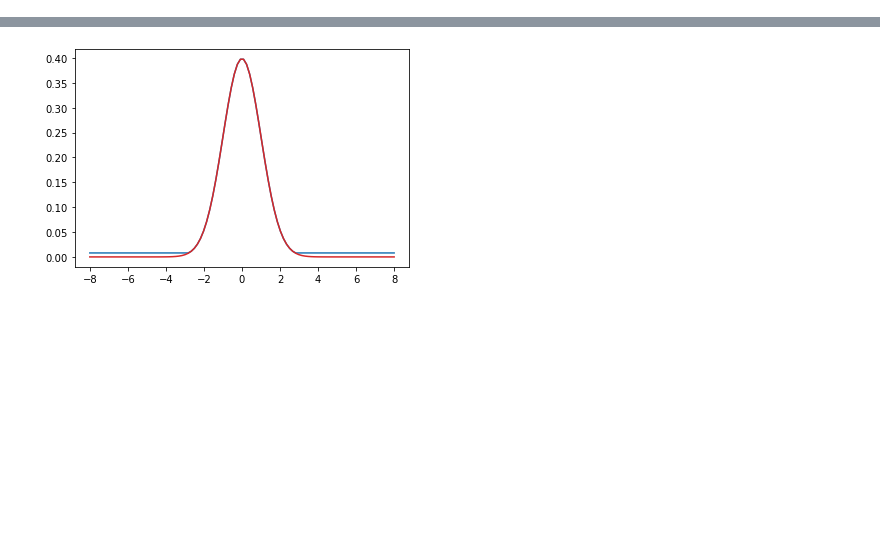
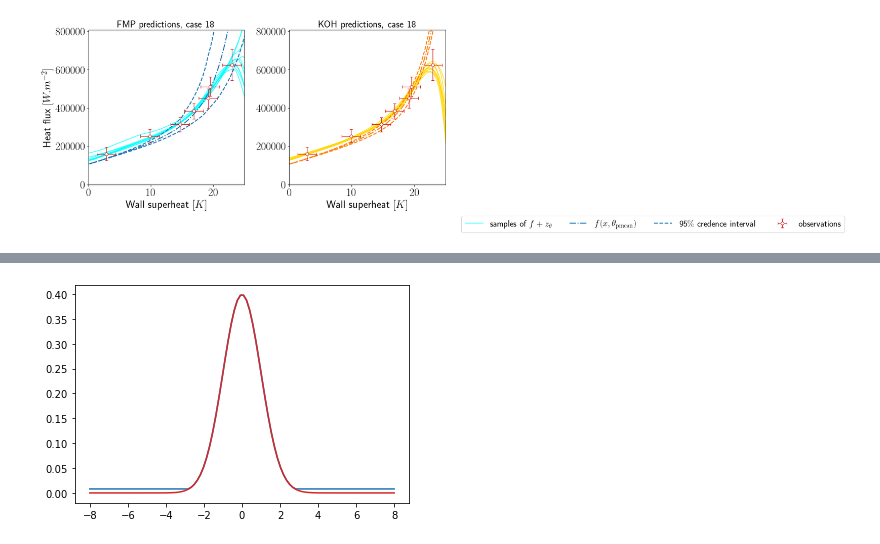
Before and after one commit to nleoni95/code2, a Jupyter notebook: Ravik/plots.ipynb, the cells around one changed output, grey strips where cells are left out. Drawn from its saved outputs; the diff is of its cells as text; code cells hidden in the pictures; blank space fills up the shorter version.

```diff
--- a/Ravik/plots.ipynb
+++ b/Ravik/plots.ipynb
@@ -10,0 +80,82 @@ import seaborn as sns
+# %%
+#plot combiné prédictions et postérieures
+#belles figures pour l'affichage de prédictions.
+colorfz='cyan'
+colorf='tab:blue'
+colorfzkoh='gold'
+colorfkoh='tab:orange'
+lw2=2
+lw1=2
+case=18
+
+#cases=['3','4','5','6','14','15','16','18','20','21','22','23']
+foldname='NIGP/results/'
+foldname2='NIGP/results/separatedensities/opt/'
+foldnamekoh='NIGP/results/separatedensities/kohs/'
+obs=pd.DataFrame(data=np.loadtxt(foldname+'obs'+str(case)+'.gnu'),columns=['x','y','incx','incy'])
+p=pd.DataFrame(data=np.loadtxt(foldname2+'predsF'+str(case)+'.gnu'),columns=['x','useless','q25','q75','q2p5','q97p5','fmean'])
+pFZ=pd.DataFrame(data=np.loadtxt(foldname2+'preds'+str(case)+'.gnu'),columns=['x','mean','std','stdz','s1','s2','s3','s4','s5','s6','s7','s8','s9','s10'])
+
+pkoh=pd.DataFrame(data=np.loadtxt(foldnamekoh+'predsF'+str(case)+'.gnu'),columns=['x','useless','q25','q75','q2p5','q97p5','fmean'])
+pFZkoh=pd.DataFrame(data=np.loadtxt(foldnamekoh+'preds'+str(case)+'.gnu'),columns=['x','mean','std','stdz','s1','s2','s3','s4','s5','s6','s7','s8','s9','s10'])
+
+fig,axs=plt.subplots(nrows=1,ncols=2,figsize=(12,6))
+axs[0].plot(pFZ['x'],pFZ['s1'],linewidth=1.5,color=colorfz,zorder=0,alpha=0.8,label=r'samples of $f+z_{\theta}$')
+axs[0].plot(p['x'],p['useless'],linewidth=lw2,linestyle='-.',color=colorf,label=r'$f(x,\theta_{\mathrm{pmean}})$')
+axs[0].plot(p['x'],p['q97p5'],linewidth=lw1,linestyle='--',color=colorf,label=r'95$\%$ credence interval')
+axs[0].plot(p['x'],p['q2p5'],linewidth=lw1,linestyle='--',color=colorf)
+
+axs[1].plot(p['x'],pkoh['useless'],linewidth=lw2,linestyle='-.',color=colorfkoh,label=r'$f(x,\theta_{\mathrm{pmean}})$')
+axs[1].plot(p['x'],pkoh['q97p5'],linewidth=lw1,linestyle='--',color=colorfkoh,label=r'95$\%$ credence interval')
+axs[1].plot(p['x'],pkoh['q2p5'],linewidth=lw1,linestyle='--',color=colorfkoh)
+
+###load dfs
+dfopt=pd.DataFrame(data=np.loadtxt(foldname2+'samp'+str(case)+'.gnu')[:,:3],columns=[r'$\theta_1$',r'$\theta_2$',r'$\theta_3$'])
+dfkohs=pd.DataFrame(data=np.loadtxt(foldnamekoh+'samp'+str(case)+'.gnu')[:,:3],columns=[r'$\theta_1$',r'$\theta_2$',r'$\theta_3$'])
+dfopt['Calibration']='FMP'
+dfkohs['Calibration']='KOH separate'
+df=pd.concat([dfopt,dfkohs],ignore_index=True)
+
+ls=['s1','s2','s3','s4','s5','s6','s7','s8','s9']
+#ls=['s5']
+
+for s in ls:
+    axs[0].plot(pFZ['x'],pFZ[s],linewidth=1.5,color=colorfz,zorder=0,alpha=0.8)
+    axs[1].plot(pFZ['x'],pFZkoh[s],linewidth=1.5,color=colorfzkoh,zorder=0,alpha=0.8)
+
+axs[0].errorbar(obs['x'],obs['y'],yerr=3*obs['incy'],xerr=3*obs['incx'],
+             color='tab:red',marker='o',ms=6,mfc='white',
+             capsize=3,linewidth=0,elinewidth=1,
+             label='observations',zorder=100)
+
+axs[1].errorbar(obs['x'],obs['y'],yerr=3*obs['incy'],xerr=3*obs['incx'],
+             color='tab:red',marker='o',ms=6,mfc='white',
+             capsize=3,linewidth=0,elinewidth=1,
+             label='observations',zorder=100)
+
+axs[0].set_xlim([0,obs['x'][len(obs['x'])-1]+2])
+axs[0].set_ylim([0,obs['y'][len(obs['y'])-1]+3*obs['incy'][len(obs['y'])-1]+1e5])
+axs[0].set_xlabel('Wall superheat $[K]$')
+axs[0].set_ylabel('Heat flux $[W.m^{-2}]$')
+axs[0].set_title('FMP predictions, case '+str(case),fontsize=20)
+
+axs[1].set_xlim([0,obs['x'][len(obs['x'])-1]+2])
+axs[1].set_ylim([0,obs['y'][len(obs['y'])-1]+3*obs['incy'][len(obs['y'])-1]+1e5])
+axs[1].set_xlabel('Wall superheat $[K]$')
+#axs[1].set_ylabel('Heat flux $[W.m^{-2}]$')
+axs[1].set_title('KOH predictions, case '+str(case),fontsize=20)
+#print(obs)
+plt.tight_layout()
+
+g = sns.PairGrid(df,hue='Calibration',diag_sharey=False,
+                palette={
+                    'FMP':colorf,
+                    'KOH separate':colorfkoh
+                })
+g.map_diag(sns.kdeplot)
+g.map_upper(sns.kdeplot,levels=5)
+g.map_lower(sns.scatterplot,s=5)
+g.fig.suptitle('Parameter posteriors',fontsize=20)
+axs[0].legend(ncol=5,bbox_to_anchor=(1, 0.05),
+          bbox_transform=fig.transFigure)
+# %% [output]
@@ -10,0 +163 @@ import seaborn as sns
+[figure, added]
```
Also changed, not shown: parts of 38 cells of this notebook, 25 other files.
